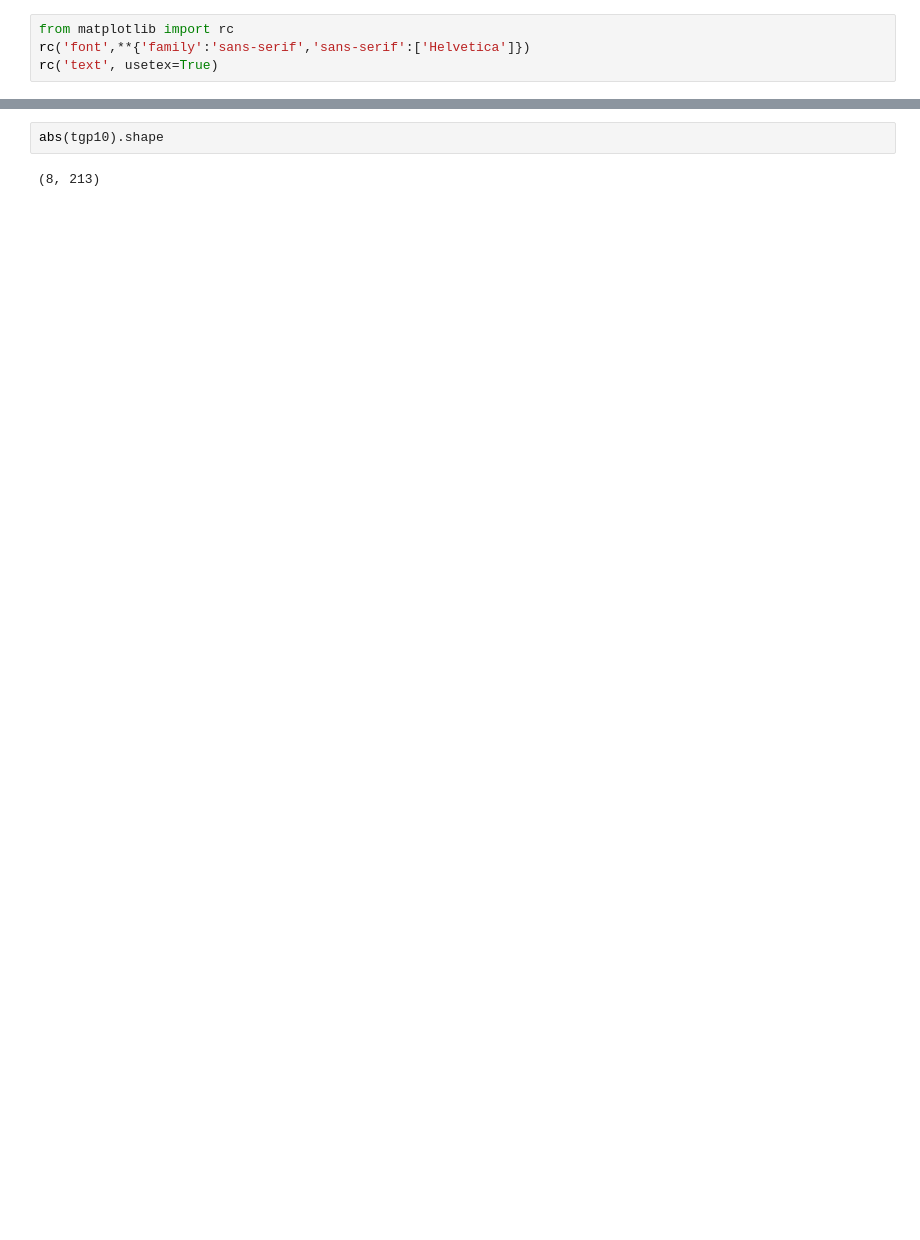
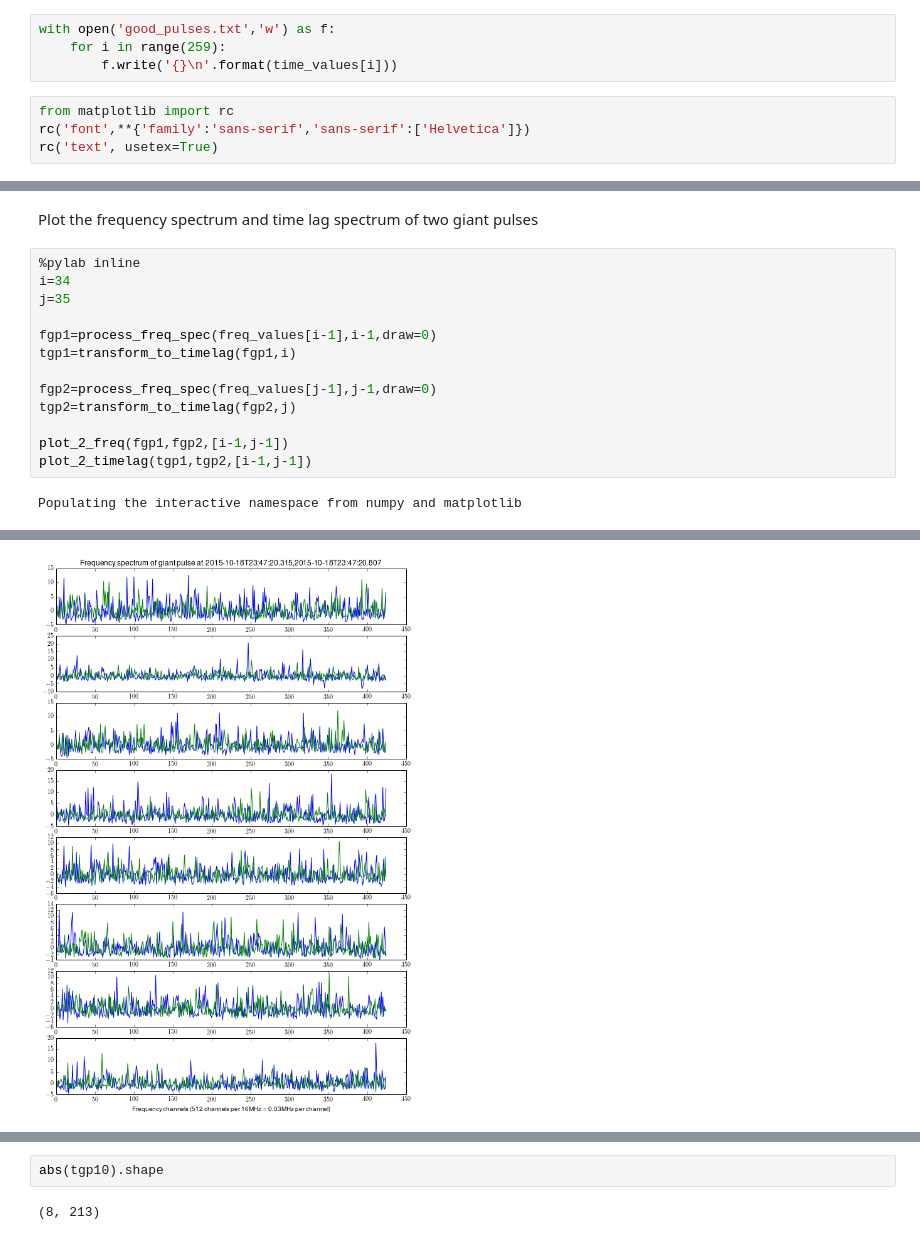
Before and after one commit to xiaozhengxu/scint_analysis, a Jupyter notebook: EVN_crab/process_frequency.ipynb, the cells around one changed output, grey strips where cells are left out. Saved outputs shown, nothing was run; the diff lists cells and outputs as text; blank space fills up the shorter version.

Commit message:
Adding first correlation function,background noise timelag

```diff
--- a/EVN_crab/process_frequency.ipynb
+++ b/EVN_crab/process_frequency.ipynb
@@ -27,3 +25,7 @@ SyntaxError: invalid syntax (GPbaseband1.py, line 210)
+# %%
+with open('good_pulses.txt','w') as f:
+    for i in range(259):
+        f.write('{}\n'.format(time_values[i]))
 # %%
 from matplotlib import rc
 rc('font',**{'family':'sans-serif','sans-serif':['Helvetica']})
@@ -93,0 +89,17 @@ Populating the interactive namespace from numpy and matplotlib
+# %% [markdown]
+Plot the frequency spectrum and time lag spectrum of two giant pulses
+# %%
+%pylab inline
+i=34
+j=35
+
+fgp1=process_freq_spec(freq_values[i-1],i-1,draw=0)
+tgp1=transform_to_timelag(fgp1,i)
+
+fgp2=process_freq_spec(freq_values[j-1],j-1,draw=0)
+tgp2=transform_to_timelag(fgp2,j)
+
+plot_2_freq(fgp1,fgp2,[i-1,j-1])
+plot_2_timelag(tgp1,tgp2,[i-1,j-1])
+# %% [output]
+Populating the interactive namespace from numpy and matplotlib
@@ -93,0 +108 @@ Populating the interactive namespace from numpy and matplotlib
+[figure, added]
```
Also changed, not shown: parts of 7 cells of this notebook, 6 other files.
